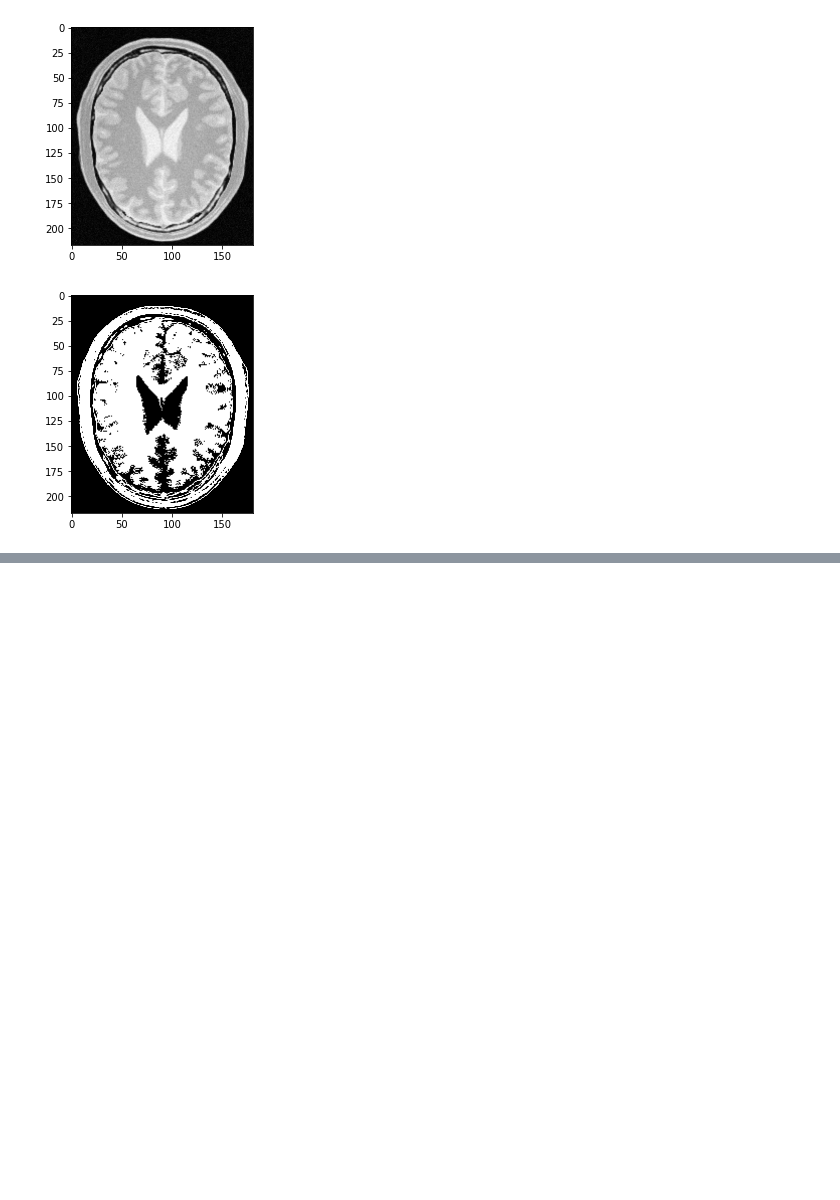
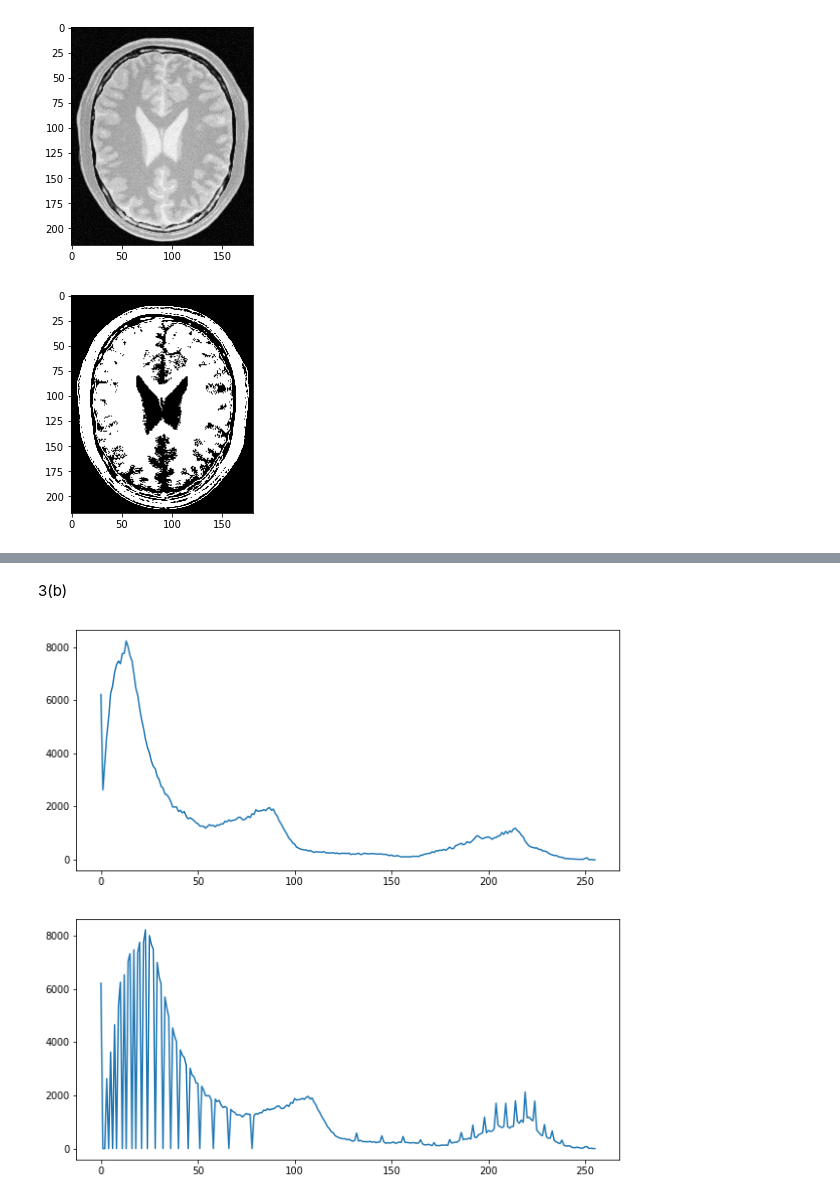
Before and after one commit to Dinuka-1999/Assignment, a Jupyter notebook: Assignment-1.ipynb, the cells around one changed output, grey strips where cells are left out. Cells and saved outputs as stored; diff of their text form; code cells hidden in the pictures; blank space fills up the shorter version.

```diff
--- a/Assignment-1.ipynb
+++ b/Assignment-1.ipynb
@@ -66,0 +92,11 @@ plt.show()
+# %% [markdown]
+3(b)
+# %%
+hist_gamma_img=cv.calcHist([gamma_img],[0],None,[256],[0,255])
+hist_new_gamma=cv.calcHist([new_gamma_img],[0],None,[256],[0,255])
+fig,ax=plt.subplots(2,1,figsize=(10,10))
+ax[0].plot(hist_gamma_img)
+ax[1].plot(hist_new_gamma)
+plt.show()
+# %% [output]
+[figure, added]
```
Also changed, not shown: parts of 6 cells of this notebook.
